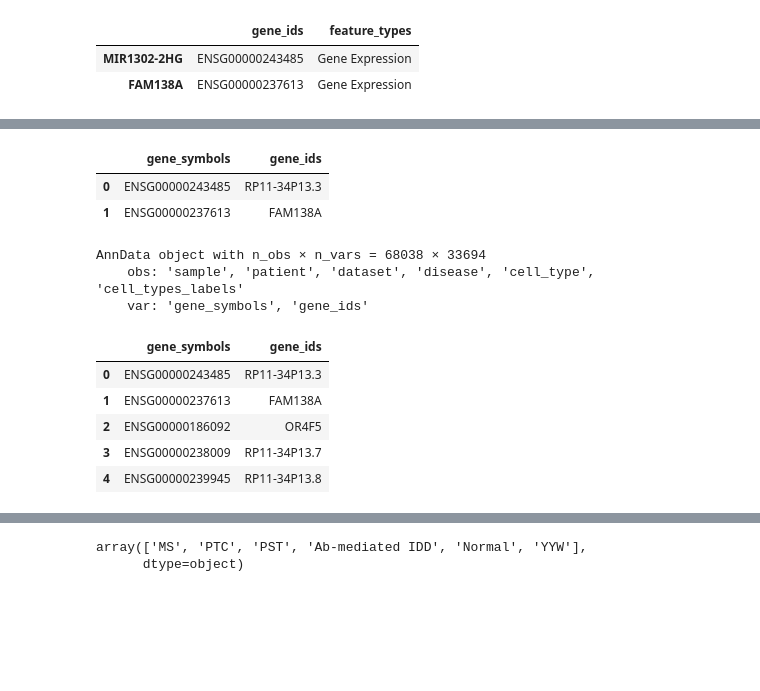
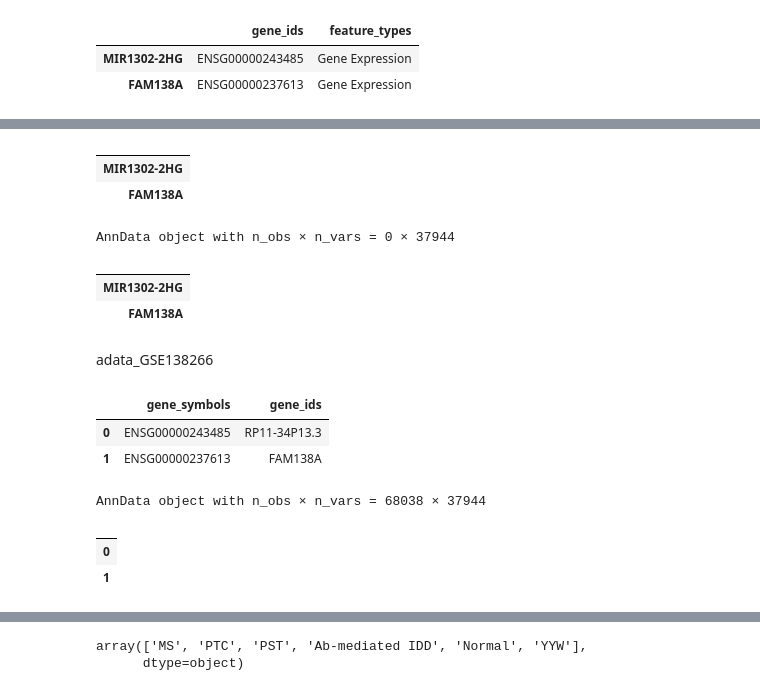
Before and after one commit to multi-omics-integration-for-MS/multi-omics-integration, a Jupyter notebook: 12_transcriptomic_dataset.ipynb, the cells around one changed output, grey strips where cells are left out. Cells and saved outputs as stored; diff of their text form; code cells hidden in the pictures; blank space fills up the shorter version.

```diff
--- a/12_transcriptomic_dataset.ipynb
+++ b/12_transcriptomic_dataset.ipynb
@@ -193,3 +226,21 @@ adata_GSE194078.var.head(2)
+# %%
+adata_GSE239626_final.var.head(2)
+# %% [output]
+|  |
+| MIR1302-2HG |
+| FAM138A |
+# %%
+adata_GSE194078_final
+# %% [output]
+AnnData object with n_obs × n_vars = 0 × 37944
+# %%
+adata_GSE194078_final.var.head(2)
+# %% [output]
+|  |
+| MIR1302-2HG |
+| FAM138A |
+# %% [markdown]
+adata_GSE138266
 # %%
 adata_GSE138266.var.head(2)
 # %% [output]
@@ -208,18 +259,14 @@ a = sc.AnnData(sp.csr_matrix((adata_GSE138266.X.shape[0], len(new_genes_13))))
 a.var.index = new_genes_13
 a.obs.index = adata_GSE138266.obs.index
 a.obs.sample = adata_GSE138266.obs.sample
+
+adata_GSE138266_final = anndata.concat([adata_GSE138266, a], axis=1)
+adata_GSE138266_final
+# %% [output]
+AnnData object with n_obs × n_vars = 68038 × 37944
-# %%
-adata_GSE138266
-# %% [output]
-AnnData object with n_obs × n_vars = 68038 × 33694
-    obs: 'sample', 'patient', 'dataset', 'disease', 'cell_type', 'cell_types_labels'
-    var: 'gene_symbols', 'gene_ids'
 # %%
-adata_GSE138266.var.head()
+adata_GSE138266_final.var.head(2)
 # %% [output]
-|  | gene_symbols | gene_ids |
-| 0 | ENSG00000243485 | RP11-34P13.3 |
-| 1 | ENSG00000237613 | FAM138A |
-| 2 | ENSG00000186092 | OR4F5 |
-| 3 | ENSG00000238009 | RP11-34P13.7 |
-| 4 | ENSG00000239945 | RP11-34P13.8 |
+|  |
+| 0 |
+| 1 |
```
Also changed, not shown: parts of 9 cells of this notebook, 1 other file.
